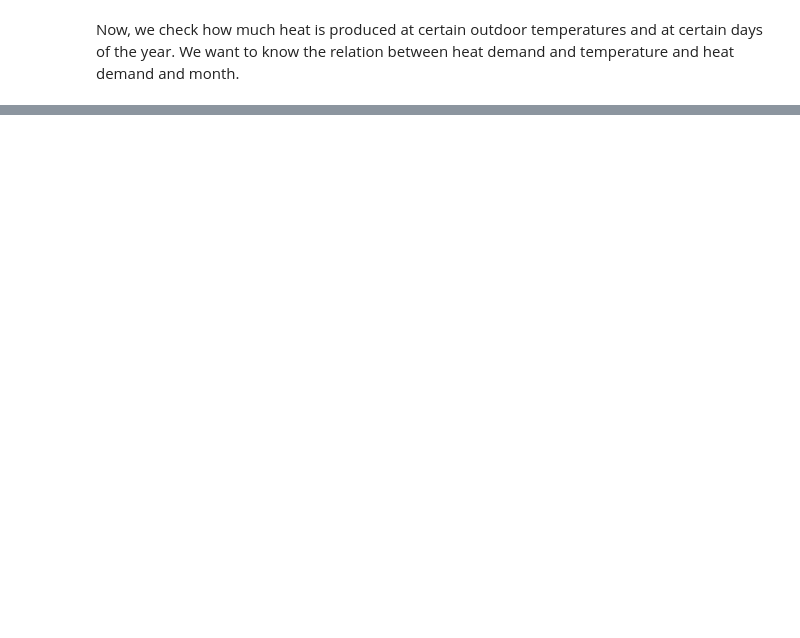
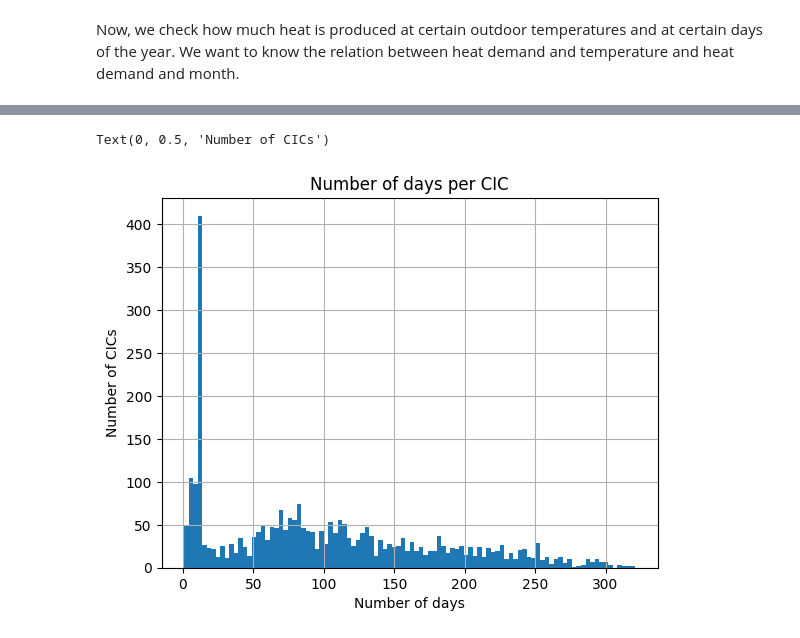
Before and after one commit to season0112/quatt_data_analysis, a Jupyter notebook: guaranteed-savings/Explorative_temperature_extrapolation.ipynb, the cells around one changed output, grey strips where cells are left out. Saved outputs shown, nothing was run; the diff lists cells and outputs as text; code cells hidden in the pictures; blank space fills up the shorter version.

```diff
--- a/guaranteed-savings/Explorative_temperature_extrapolation.ipynb
+++ b/guaranteed-savings/Explorative_temperature_extrapolation.ipynb
@@ -232,0 +334,22 @@ plt.ylim([0,10])
+# %%
+# make df_cic_summary which counts nr of rows per cic and sums heat_delivered
+df_cic_summary = df_cic.groupby('cic_id').agg({'heat_delivered': 'sum',
+                                               'hp1_heat_generated': 'sum',
+                                                'hp2_heat_generated': 'sum',
+                                                'boiler_heat_generated': 'sum',
+                                                'hp1_energy_consumed': 'sum',
+                                                'hp2_energy_consumed': 'sum',
+                                               'date': 'count'}).reset_index()
+df_cic_summary['perc_by_hp'] = (df_cic_summary[['hp1_heat_generated', 'hp2_heat_generated']].sum(axis=1) / df_cic_summary['heat_delivered']).astype(float)
+df_cic_summary['COP'] = (df_cic_summary[['hp1_heat_generated', 'hp2_heat_generated']].sum(axis=1) / (df_cic_summary[['hp1_energy_consumed', 'hp2_energy_consumed']].sum(axis=1))).astype(float)
+df_cic_summary['hp_heat_generated'] = df_cic_summary[['hp1_heat_generated', 'hp2_heat_generated']].sum(axis=1)
+df_cic_summary['hp_energy_consumed'] = df_cic_summary[['hp1_energy_consumed', 'hp2_energy_consumed']].sum(axis=1)
+# %%
+# nr. of days per cic
+df_cic_summary['date'].hist(bins=100)
+plt.title('Number of days per CIC')
+plt.xlabel('Number of days')
+plt.ylabel('Number of CICs')
+# %% [output]
+Text(0, 0.5, 'Number of CICs')
+[figure, added]
```
Also changed, not shown: parts of 25 cells of this notebook.
